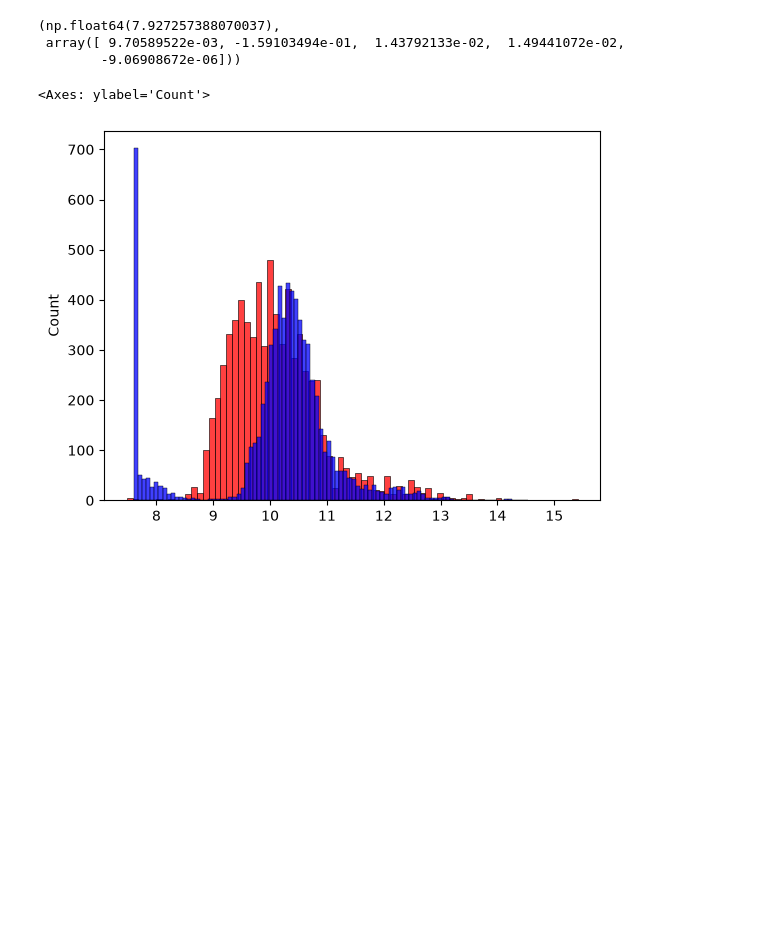
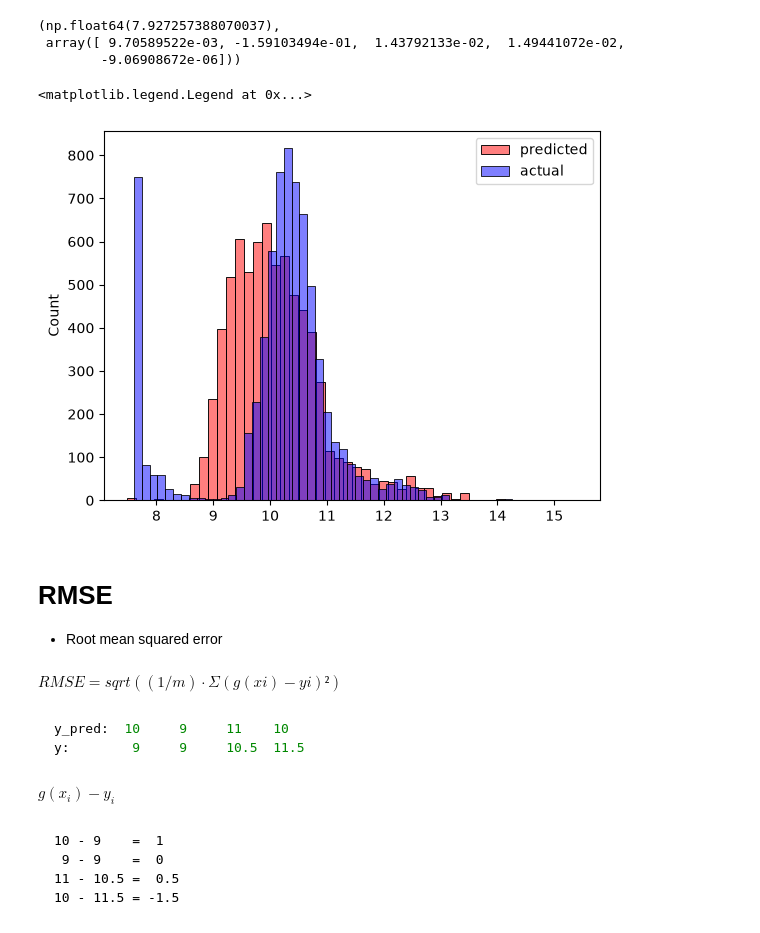
Before and after one commit to RwinRad/ml-forge, a Jupyter notebook: 02-regression/car-price.ipynb, the cells around one changed output. Drawn from its saved outputs; the diff is of its cells as text; code cells hidden in the pictures; blank space fills up the shorter version.

Commit message:
finish rmse

````diff
--- a/02-regression/car-price.ipynb
+++ b/02-regression/car-price.ipynb
@@ -501,8 +501,28 @@ w0, w
 # %%
 y_pred = w0 + X_train.dot(w)
 # %%
-sns.histplot(y_pred, color='red', legend=True, label='predicted')
-sns.histplot(y_train, color='blue', legend=True, label='actual')
+sns.histplot(y_pred, color='red', alpha=0.5, bins=50, legend=True, label='predicted')
+sns.histplot(y_train, color='blue', alpha=0.5, bins=50, legend=True, label='actual')
+plt.legend()
 # %% [output]
-<Axes: ylabel='Count'>
+<matplotlib.legend.Legend at 0x...>
-[figure, old version]
+[figure, new version]
+# %% [markdown]
+# **RMSE**
+- Root mean squared error
+# %% [markdown]
+$RMSE = sqrt( (1/m) · Σ (g(xi) - yi)² )$
+# %% [markdown]
+```python
+y_pred:  10     9     11    10
+y:        9     9     10.5  11.5
+```
+# %% [markdown]
+$g(x_i) - y_i$
+# %% [markdown]
+```latex
+10 - 9    =  1
+ 9 - 9    =  0
+11 - 10.5 =  0.5
+10 - 11.5 = -1.5
+```
````
Also changed, not shown: parts of 9 cells of this notebook.
